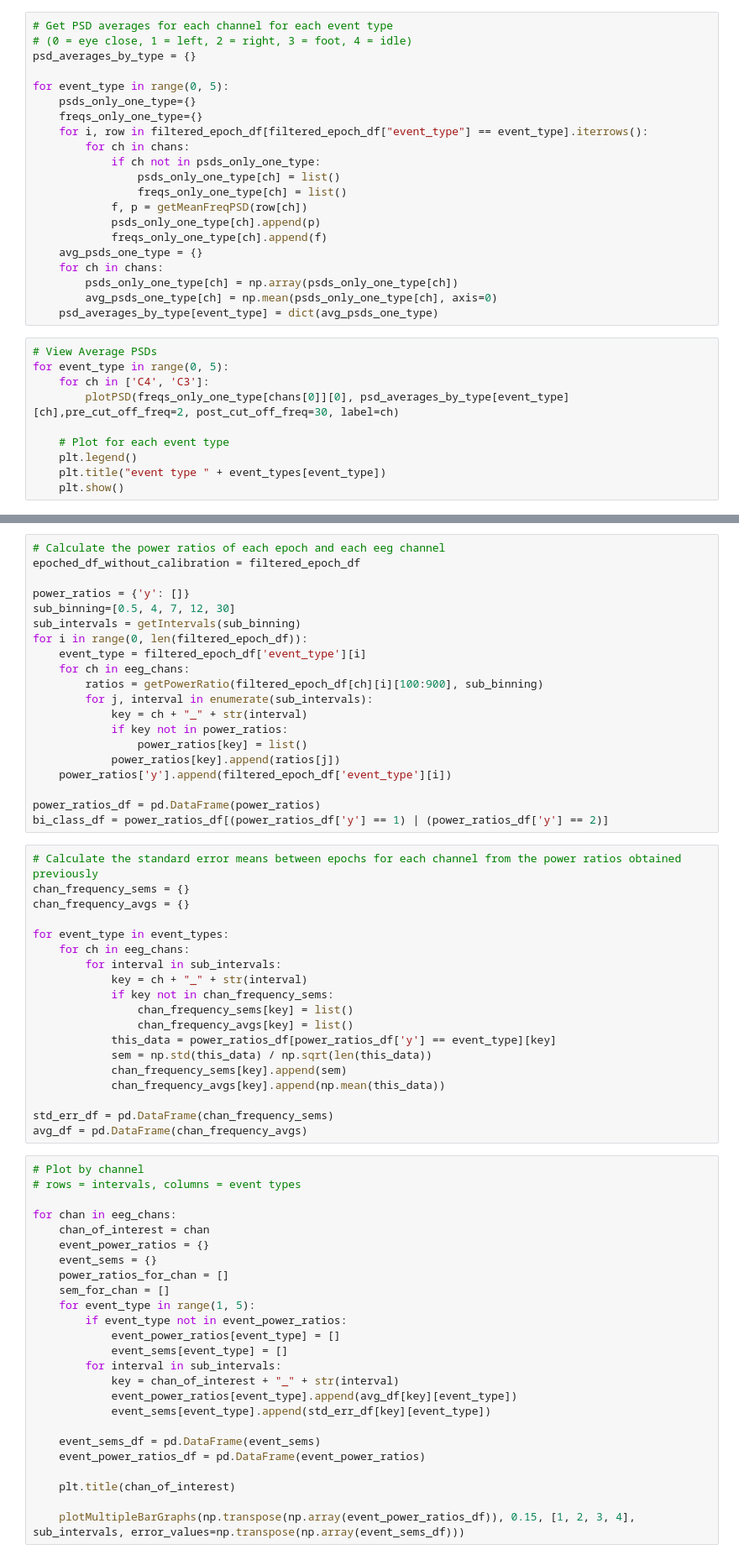
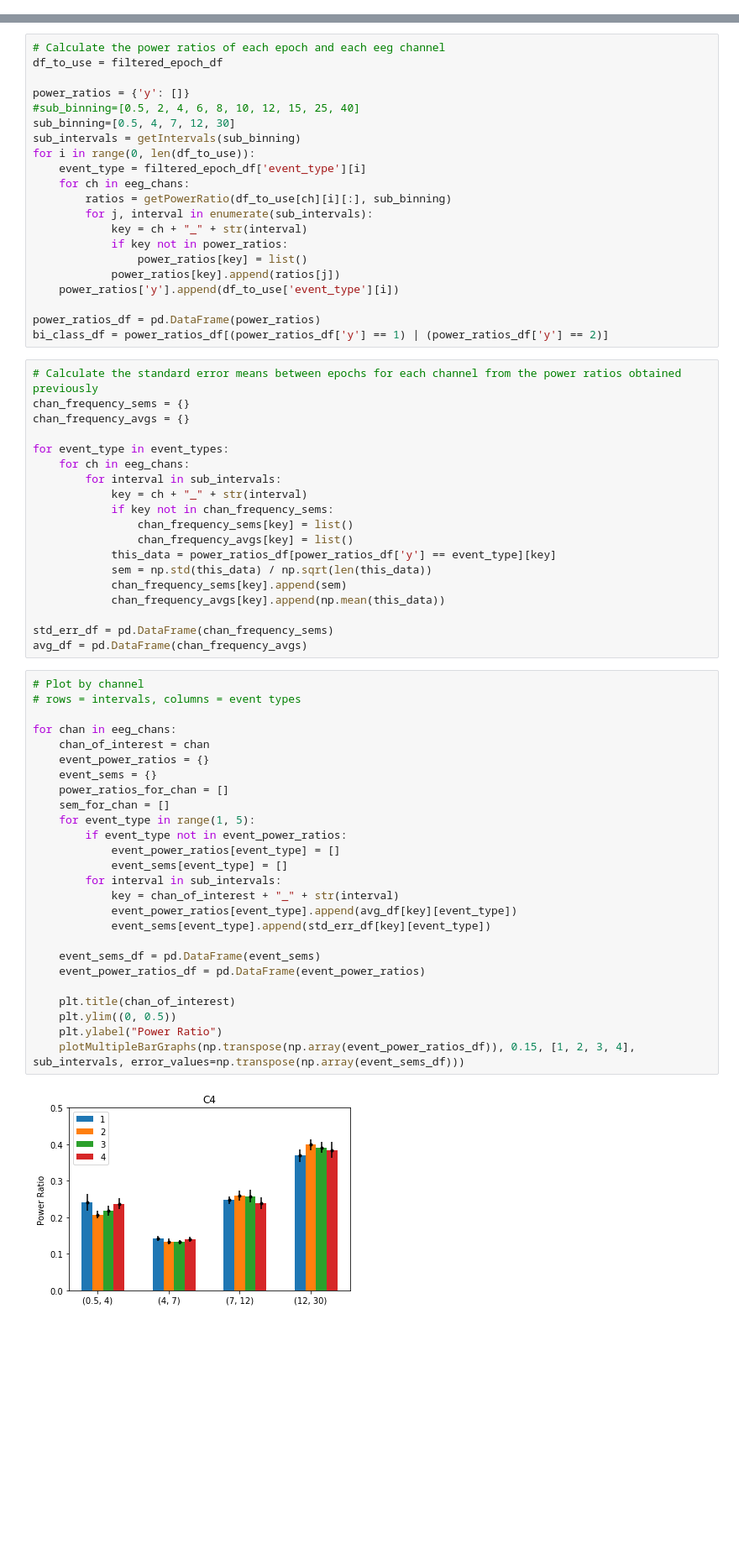
Before and after one commit to NeuroTech-UCSD/Motor-Imagery-App-Project, a Jupyter notebook: ML/PowerBin_Vis_Model_Self-Recorded.ipynb, the cells around one changed output, grey strips where cells are left out. Shown at 84% size. Cells and saved outputs as stored; diff of their text form; blank space fills up the shorter version.

Commit message:
Separate modeling from vis, added more features to Power Bin Model

```diff
--- a/ML/PowerBin_Vis_Model_Self-Recorded.ipynb
+++ b/ML/PowerBin_Vis_Model_Self-Recorded.ipynb
@@ -235,34 +305,3 @@ plt.show()
-# %%
-# Get PSD averages for each channel for each event type
-# (0 = eye close, 1 = left, 2 = right, 3 = foot, 4 = idle)
-psd_averages_by_type = {}
-
-for event_type in range(0, 5):
-    psds_only_one_type={}
-    freqs_only_one_type={}
-    for i, row in filtered_epoch_df[filtered_epoch_df["event_type"] == event_type].iterrows():
-        for ch in chans:
-            if ch not in psds_only_one_type:
-                psds_only_one_type[ch] = list()
-                freqs_only_one_type[ch] = list()
-            f, p = getMeanFreqPSD(row[ch])
-            psds_only_one_type[ch].append(p)
-            freqs_only_one_type[ch].append(f)
-    avg_psds_one_type = {}
-    for ch in chans:
-        psds_only_one_type[ch] = np.array(psds_only_one_type[ch])
-        avg_psds_one_type[ch] = np.mean(psds_only_one_type[ch], axis=0)
-    psd_averages_by_type[event_type] = dict(avg_psds_one_type)
-# %%
-# View Average PSDs
-for event_type in range(0, 5):
-    for ch in ['C4', 'C3']:
-        plotPSD(freqs_only_one_type[chans[0]][0], psd_averages_by_type[event_type][ch],pre_cut_off_freq=2, post_cut_off_freq=30, label=ch)
-
-    # Plot for each event type
-    plt.legend()
-    plt.title("event type " + event_types[event_type])
-    plt.show()
 # %% [markdown]
 ## Power bin feature analysis
 # %%
@@ -309,21 +348,22 @@ def plotMultipleBarGraphs(bars, bar_width, bar_names, group_names, error_values=
     plt.show()
 # %%
 # Calculate the power ratios of each epoch and each eeg channel
-epoched_df_without_calibration = filtered_epoch_df
+df_to_use = filtered_epoch_df
 
 power_ratios = {'y': []}
+#sub_binning=[0.5, 2, 4, 6, 8, 10, 12, 15, 25, 40]
 sub_binning=[0.5, 4, 7, 12, 30]
 sub_intervals = getIntervals(sub_binning)
-for i in range(0, len(filtered_epoch_df)):
+for i in range(0, len(df_to_use)):
     event_type = filtered_epoch_df['event_type'][i]
     for ch in eeg_chans:
-        ratios = getPowerRatio(filtered_epoch_df[ch][i][100:900], sub_binning)
+        ratios = getPowerRatio(df_to_use[ch][i][:], sub_binning)
         for j, interval in enumerate(sub_intervals):
             key = ch + "_" + str(interval)
             if key not in power_ratios:
                 power_ratios[key] = list()
             power_ratios[key].append(ratios[j])
-    power_ratios['y'].append(filtered_epoch_df['event_type'][i])
+    power_ratios['y'].append(df_to_use['event_type'][i])
 
 power_ratios_df = pd.DataFrame(power_ratios)
 bi_class_df = power_ratios_df[(power_ratios_df['y'] == 1) | (power_ratios_df['y'] == 2)]
@@ -349,25 +389,28 @@ avg_df = pd.DataFrame(chan_frequency_avgs)
 # %%
 # Plot by channel
 # rows = intervals, columns = event types
 
 for chan in eeg_chans:
     chan_of_interest = chan
     event_power_ratios = {}
     event_sems = {}
     power_ratios_for_chan = []
     sem_for_chan = []
     for event_type in range(1, 5):
         if event_type not in event_power_ratios:
             event_power_ratios[event_type] = []
             event_sems[event_type] = []
         for interval in sub_intervals:
             key = chan_of_interest + "_" + str(interval)
             event_power_ratios[event_type].append(avg_df[key][event_type])
             event_sems[event_type].append(std_err_df[key][event_type])
 
     event_sems_df = pd.DataFrame(event_sems)
     event_power_ratios_df = pd.DataFrame(event_power_ratios)
 
     plt.title(chan_of_interest)
-
+    plt.ylim((0, 0.5))
+    plt.ylabel("Power Ratio")
     plotMultipleBarGraphs(np.transpose(np.array(event_power_ratios_df)), 0.15, [1, 2, 3, 4], sub_intervals, error_values=np.transpose(np.array(event_sems_df)))
+# %% [output]
+[figure, added]
```
Also changed, not shown: parts of 33 cells of this notebook, 1 other file.
